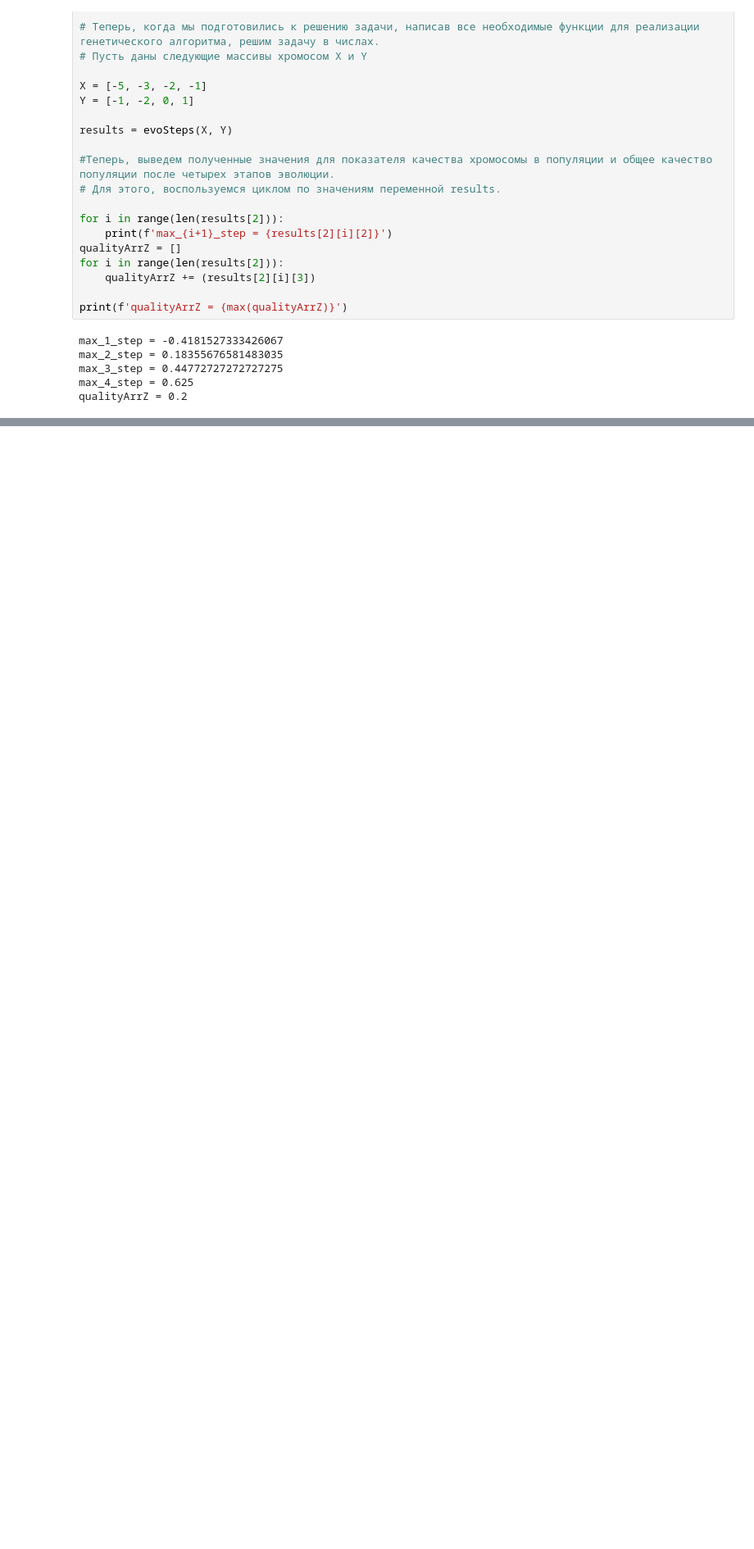
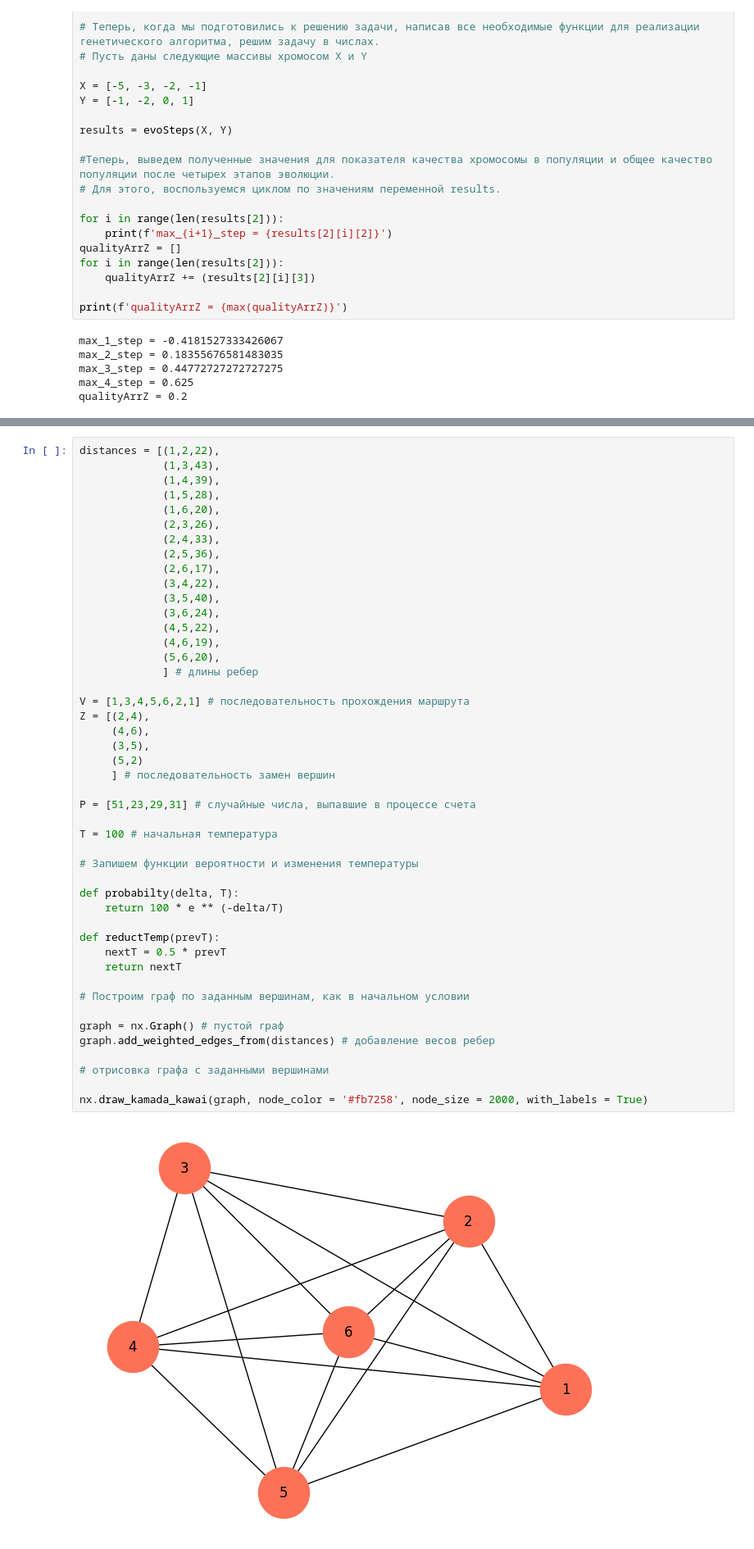
Before and after one commit to zina1t/-, a Jupyter notebook: Искусственный интеллект/Рабочая_тетрадь_6/Griaztsov_V_Workbook6.ipynb, the cells around one changed output, grey strips where cells are left out. Shown at 82% size. Saved outputs shown, nothing was run; the diff lists cells and outputs as text; blank space fills up the shorter version.

```diff
--- a/Искусственный интеллект/Рабочая_тетрадь_6/Griaztsov_V_Workbook6.ipynb
+++ b/Искусственный интеллект/Рабочая_тетрадь_6/Griaztsov_V_Workbook6.ipynb
@@ -216,0 +398,48 @@ qualityArrZ = 0.2
+# %%
+distances = [(1,2,22),
+             (1,3,43),
+             (1,4,39),
+             (1,5,28),
+             (1,6,20),
+             (2,3,26),
+             (2,4,33),
+             (2,5,36),
+             (2,6,17),
+             (3,4,22),
+             (3,5,40),
+             (3,6,24),
+             (4,5,22),
+             (4,6,19),
+             (5,6,20),
+             ] # длины ребер
+
+V = [1,3,4,5,6,2,1] # последовательность прохождения маршрута
+Z = [(2,4),
+     (4,6),
+     (3,5),
+     (5,2)
+     ] # последовательность замен вершин
+
+P = [51,23,29,31] # случайные числа, выпавшие в процессе счета
+
+T = 100 # начальная температура
+
+# Запишем функции вероятности и изменения температуры
+
+def probabilty(delta, T):
+    return 100 * e ** (-delta/T)
+
+def reductTemp(prevT):
+    nextT = 0.5 * prevT
+    return nextT
+
+# Построим граф по заданным вершинам, как в начальном условии
+
+graph = nx.Graph() # пустой граф
+graph.add_weighted_edges_from(distances) # добавление весов ребер
+
+# отрисовка графа с заданными вершинами
+
+nx.draw_kamada_kawai(graph, node_color = '#fb7258', node_size = 2000, with_labels = True)
+# %% [output]
+[figure, added]
```
Also changed, not shown: parts of 8 cells of this notebook, 3 other files.
